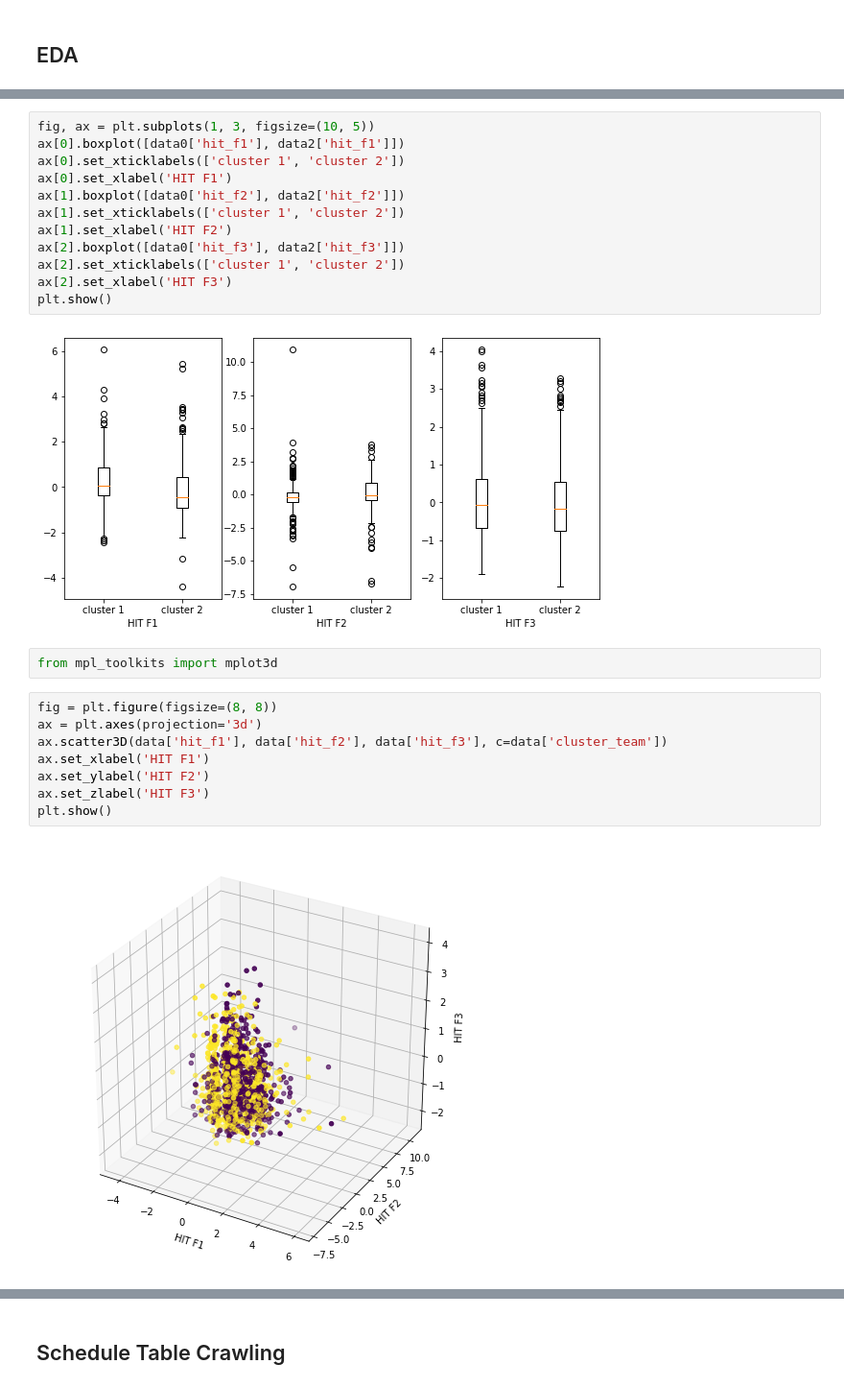
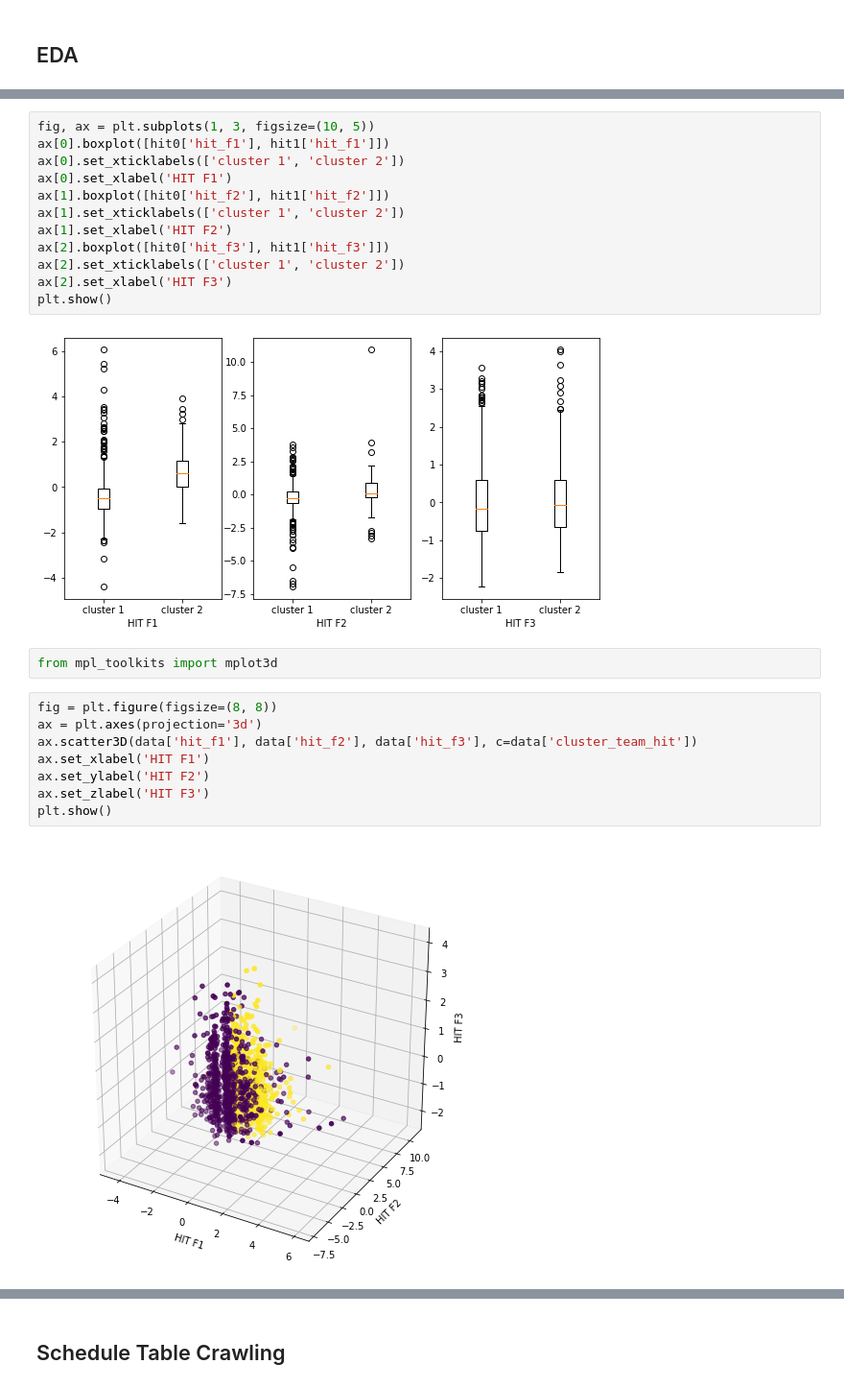
Before and after one commit to EunseoKang0722/ESC_Summer_Team5, a Jupyter notebook: code/modeling/EDA & Crawling.ipynb, the cells around one changed output, grey strips where cells are left out. Shown: that part at 96% size. Cells and saved outputs as stored; diff of their text form.

```diff
--- a/code/modeling/EDA & Crawling.ipynb
+++ b/code/modeling/EDA & Crawling.ipynb
@@ -21,28 +23,28 @@ data2 = data[data['cluster_team']==2]
 # %%
 fig, ax = plt.subplots(1, 3, figsize=(10, 5))
-ax[0].boxplot([data0['hit_f1'], data2['hit_f1']])
+ax[0].boxplot([hit0['hit_f1'], hit1['hit_f1']])
 ax[0].set_xticklabels(['cluster 1', 'cluster 2'])
 ax[0].set_xlabel('HIT F1')
-ax[1].boxplot([data0['hit_f2'], data2['hit_f2']])
+ax[1].boxplot([hit0['hit_f2'], hit1['hit_f2']])
 ax[1].set_xticklabels(['cluster 1', 'cluster 2'])
 ax[1].set_xlabel('HIT F2')
-ax[2].boxplot([data0['hit_f3'], data2['hit_f3']])
+ax[2].boxplot([hit0['hit_f3'], hit1['hit_f3']])
 ax[2].set_xticklabels(['cluster 1', 'cluster 2'])
 ax[2].set_xlabel('HIT F3')
 plt.show()
 # %% [output]
-[figure, old version]
+[figure, new version]
 # %%
 from mpl_toolkits import mplot3d
 # %%
 fig = plt.figure(figsize=(8, 8))
 ax = plt.axes(projection='3d')
-ax.scatter3D(data['hit_f1'], data['hit_f2'], data['hit_f3'], c=data['cluster_team'])
+ax.scatter3D(data['hit_f1'], data['hit_f2'], data['hit_f3'], c=data['cluster_team_hit'])
 ax.set_xlabel('HIT F1')
 ax.set_ylabel('HIT F2')
 ax.set_zlabel('HIT F3')
 plt.show()
 # %% [output]
-[figure, old version]
+[figure, new version]
 # %%
 fig, ax = plt.subplots(1, 4, figsize=(14, 5))
```
Also changed, not shown: parts of 4 cells of this notebook.
